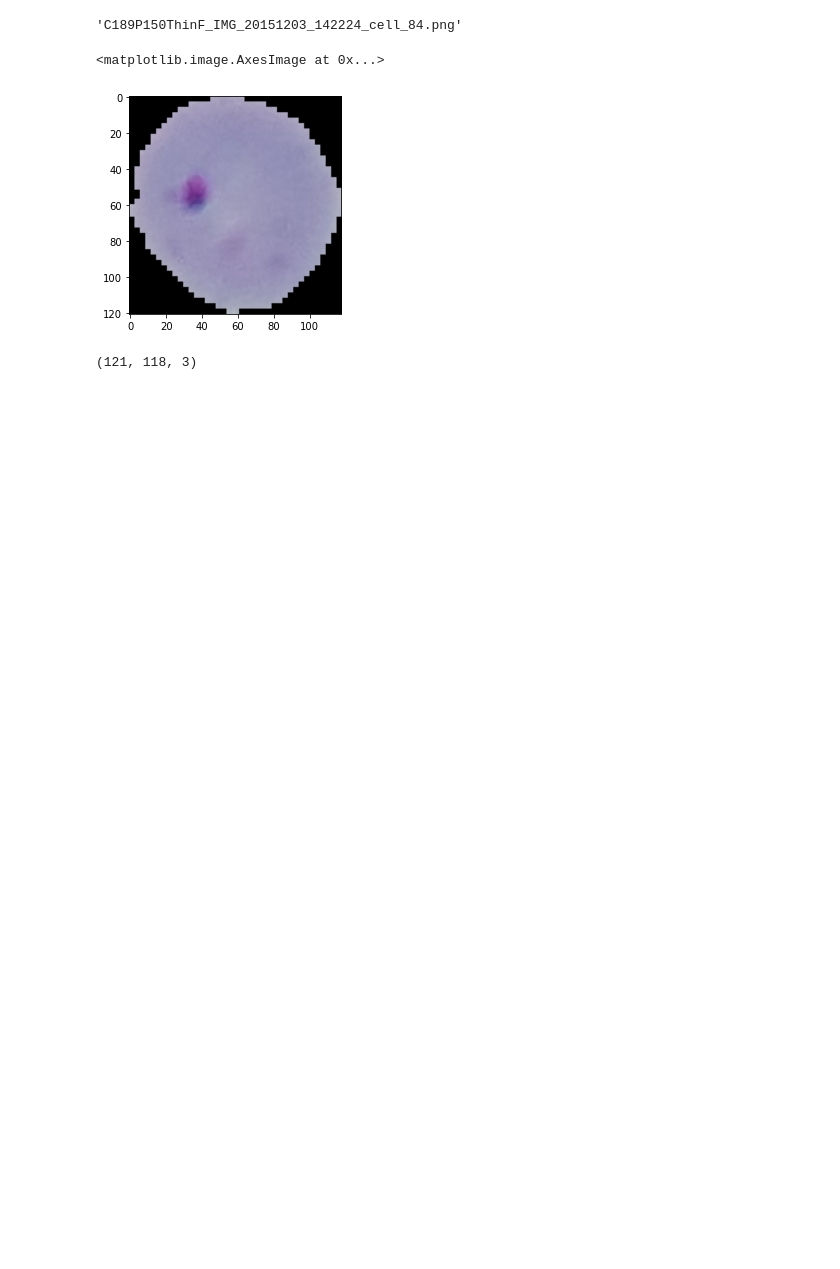
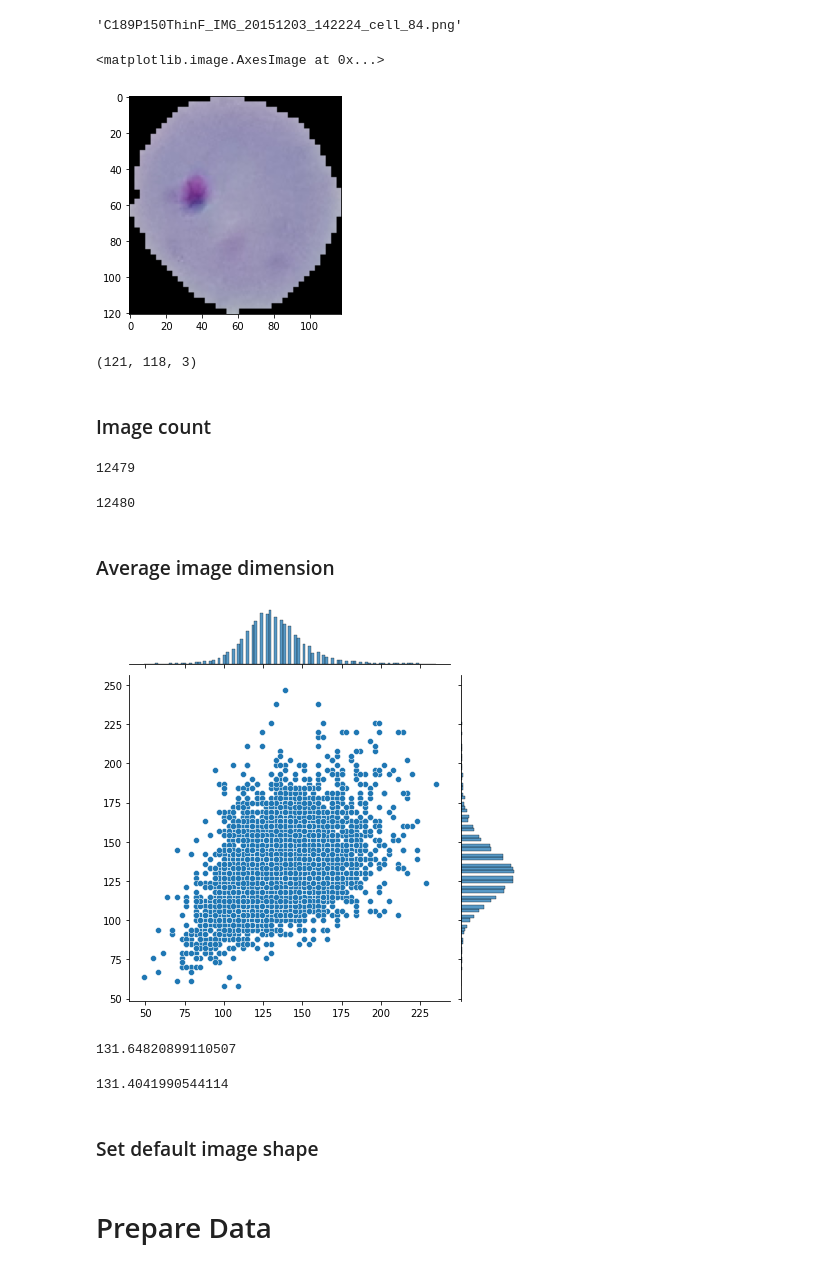
Before and after one commit to Sams101/DataScience, a Jupyter notebook: _notebooks/2020-10-04-Keras_CNN_Malaria_custom_data.ipynb, the cells around one changed output. Cells and saved outputs as stored; diff of their text form; code cells hidden in the pictures; blank space fills up the shorter version.

```diff
--- a/_notebooks/2020-10-04-Keras_CNN_Malaria_custom_data.ipynb
+++ b/_notebooks/2020-10-04-Keras_CNN_Malaria_custom_data.ipynb
@@ -55,3 +55,39 @@ plt.imshow(para_cell)
 para_cell.shape
 # %% [output]
 (121, 118, 3)
+# %% [markdown]
+### Image count
+# %%
+len( os.listdir(train_path + '/parasitized/'))
+# %% [output]
+12479
+# %%
+len( os.listdir(train_path + '/uninfected/'))
+# %% [output]
+12480
+# %% [markdown]
+### Average image dimension
+# %%
+dim1 = []
+dim2 = []
+
+for image_filename in os.listdir(train_path + '/uninfected/'):
+
+    img = imread(train_path + '/uninfected/' + image_filename)
+    d1, d2, colours = img.shape
+    dim1.append(d1)
+    dim2.append(d2)
+# %%
+sns.jointplot(x=dim1, y=dim2);
+# %% [output]
+[figure, added]
+# %%
+np.mean(dim1)
+# %% [output]
+131.64820899110507
+# %%
+np.mean(dim2)
+# %% [output]
+131.4041990544114
+# %% [markdown]
+### Set default image shape
@@ -57,0 +96,2 @@ para_cell.shape
+# %% [markdown]
+# Prepare Data
```
Also changed, not shown: parts of 51 cells of this notebook.
